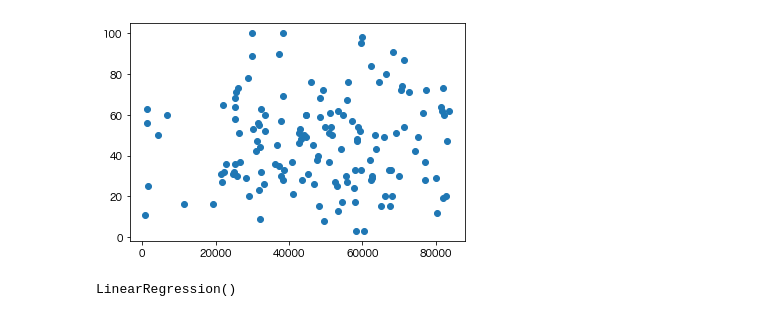
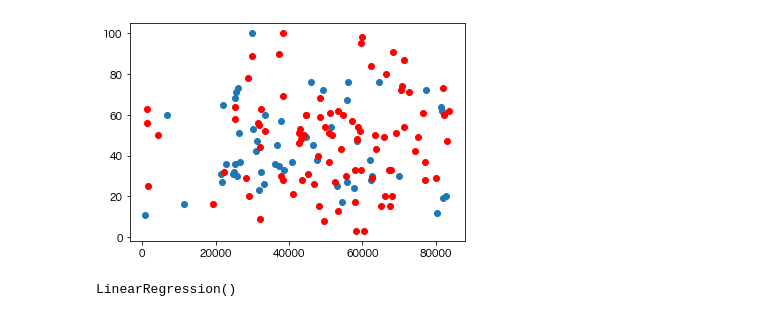
Before and after one commit to Isshin-Py-Sw-La-Me/Portfolio, a Jupyter notebook: bs_2.ipynb, the cells around one changed output. Drawn from its saved outputs; the diff is of its cells as text; code cells hidden in the pictures.

```diff
--- a/bs_2.ipynb
+++ b/bs_2.ipynb
@@ -52,13 +90,19 @@ for i in range(0,7):
 # %%
-Nari_data = df.loc[(df["User"] == "Narita") &
+Nari_data_12 = df.loc[(df["User"] == "Narita") &
                      (df["state"] == "ON") &
                        (df["date"] > dt.datetime(2021,12,1)) &
-                         (df["date"] < dt.datetime(2022,1,31))]
+                         (df["date"] < dt.datetime(2021,12,31))]
+# %%
+Nari_data_1 = df.loc[(df["User"] == "Narita") &
+                     (df["state"] == "ON") &
+                       (df["date"] > dt.datetime(2022,1,1)) &
+                         (df["date"] < dt.datetime(2022,1,31))]
 # %%
-plt.plot(Nari_data["time_to_num"],Nari_data["battery"],"o")
+plt.plot(Nari_data_12["time_to_num"],Nari_data_12["battery"],"o")
+plt.plot(Nari_data_1["time_to_num"],Nari_data_1["battery"],"o",color="r")
 plt.show()
 # %% [output]
-[figure, old version]
+[figure, new version]
 # %%
 Nari_data_b_and_tnum = Nari_data.loc[:,["time_to_num","battery"]]
 # %%
```
Also changed, not shown: parts of 3 cells of this notebook.
